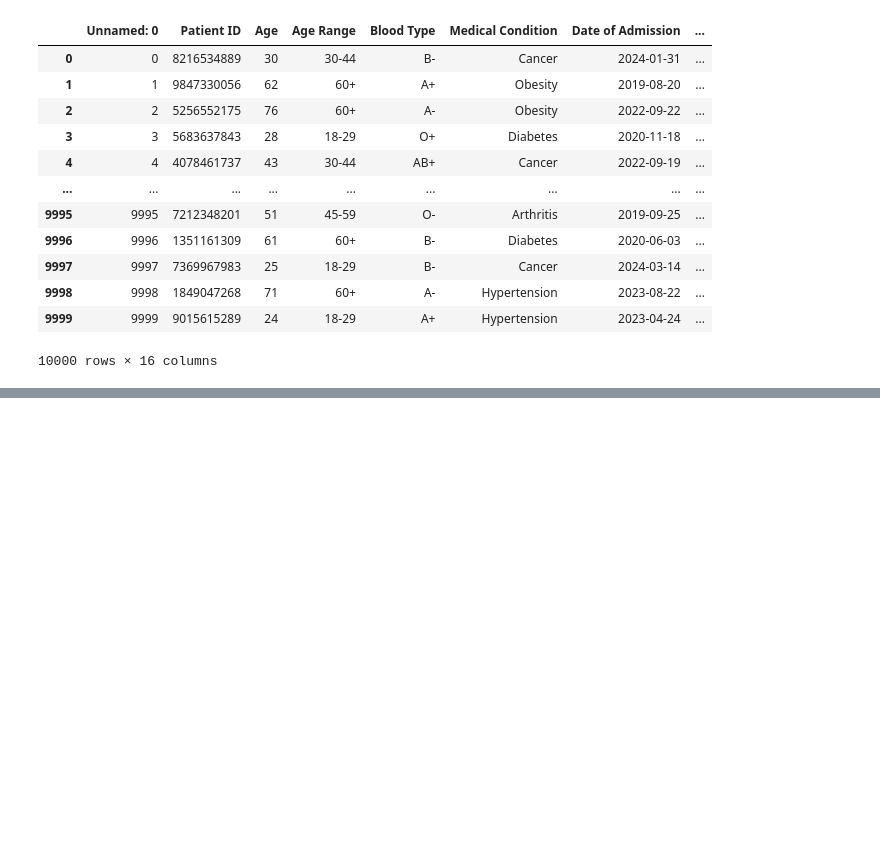
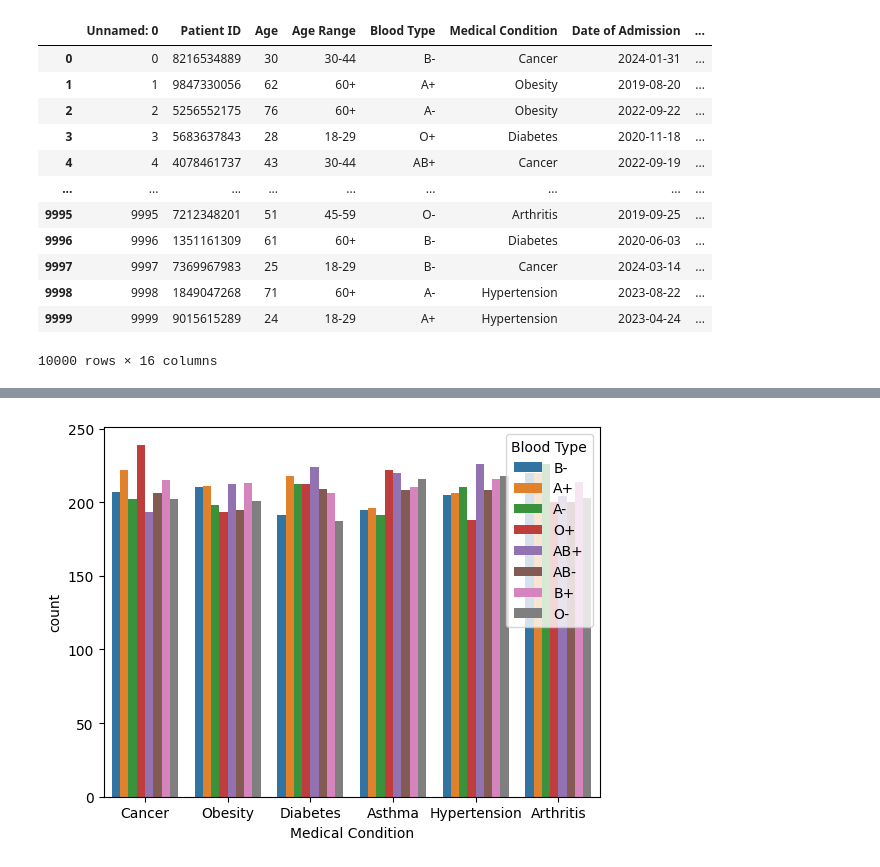
Before and after one commit to MatTetsu/Healthcare, a Jupyter notebook: jupyter_notebooks/Healthcare_Visualisations.ipynb, the cells around one changed output, grey strips where cells are left out. Saved outputs shown, nothing was run; the diff lists cells and outputs as text; code cells hidden in the pictures; blank space fills up the shorter version.

```diff
--- a/jupyter_notebooks/Healthcare_Visualisations.ipynb
+++ b/jupyter_notebooks/Healthcare_Visualisations.ipynb
@@ -26,0 +60,5 @@ df
+# %%
+sns.countplot(data=df, x="Medical Condition", hue='Blood Type')
+plt.show()
+# %% [output]
+[figure, added]
```
Also changed, not shown: parts of 9 cells of this notebook, 1 other file.
